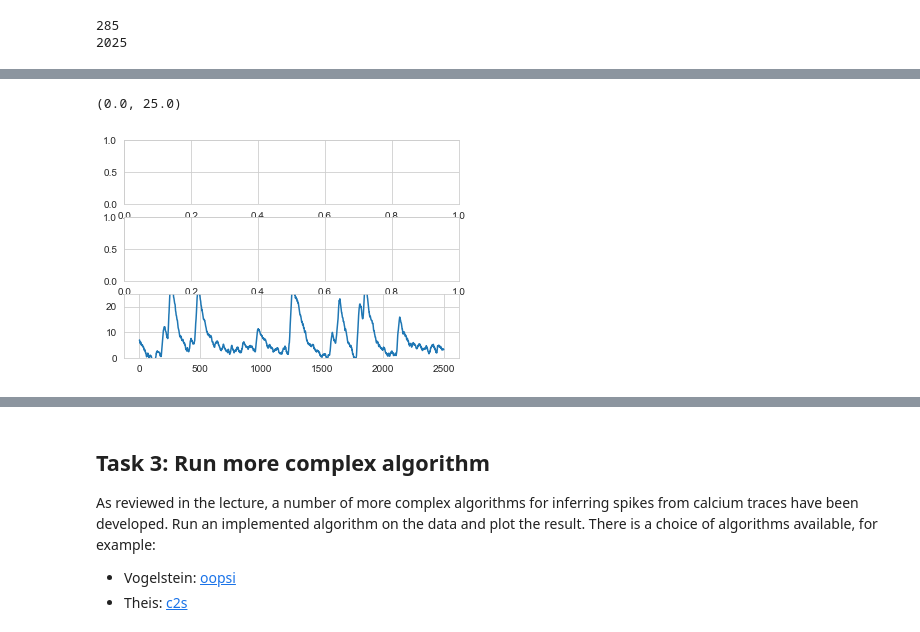
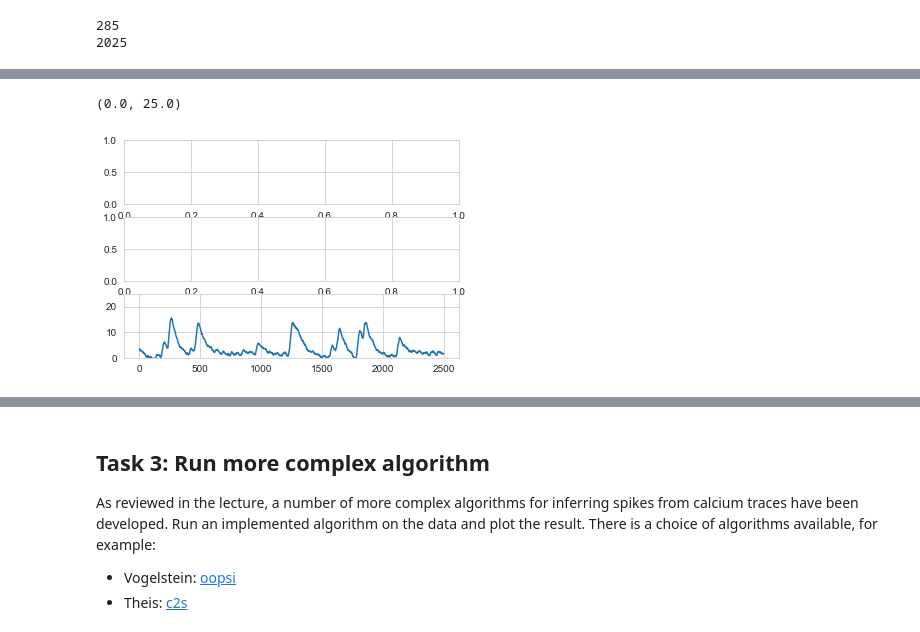
Before and after one commit to mdittschar/NDS, a Jupyter notebook: CodingLab4.ipynb, the cells around one changed output, grey strips where cells are left out. Drawn from its saved outputs; the diff is of its cells as text; code cells hidden in the pictures.

```diff
--- a/CodingLab4.ipynb
+++ b/CodingLab4.ipynb
@@ -237,10 +183,10 @@ plt.plot(np.convolve(ogb_calcium[5], kernel5))
 # %%
 plt.subplots(3,1)
-plt.plot((np.convolve(ogb_calcium[4], kernel5)*0.)[2500:5000])
+plt.plot((np.convolve(ogb_calcium[4], kernel5)*0.5)[2500:5000])
 plt.ylim(0,25)
 # %% [output]
 (0.0, 25.0)
-[figure, old version]
+[figure, new version]
 # %%
 fig = plt.figure(figsize=(6,4))
 
```
Also changed, not shown: parts of 21 cells of this notebook, 1 other file.
